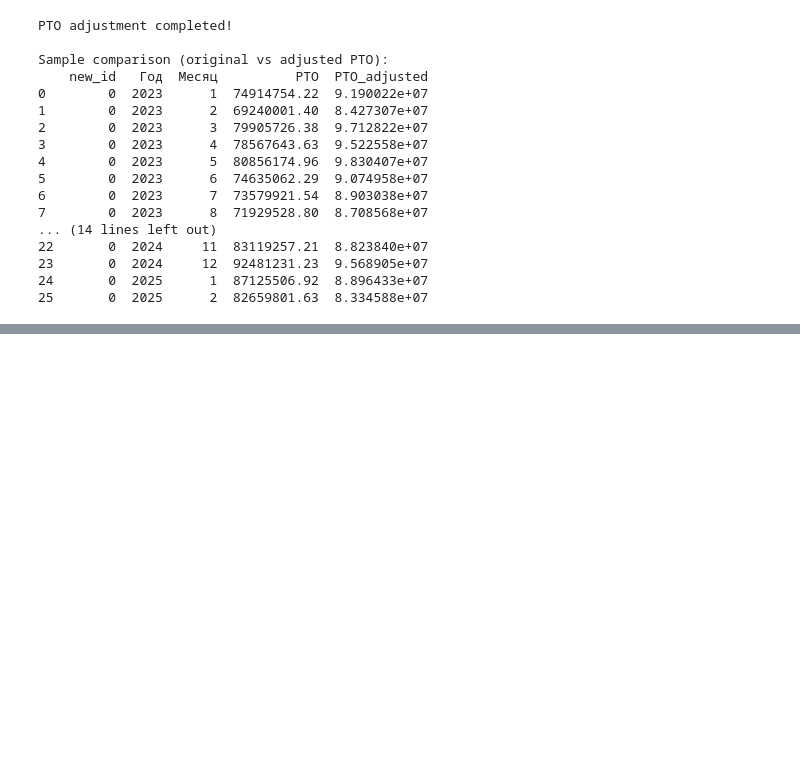
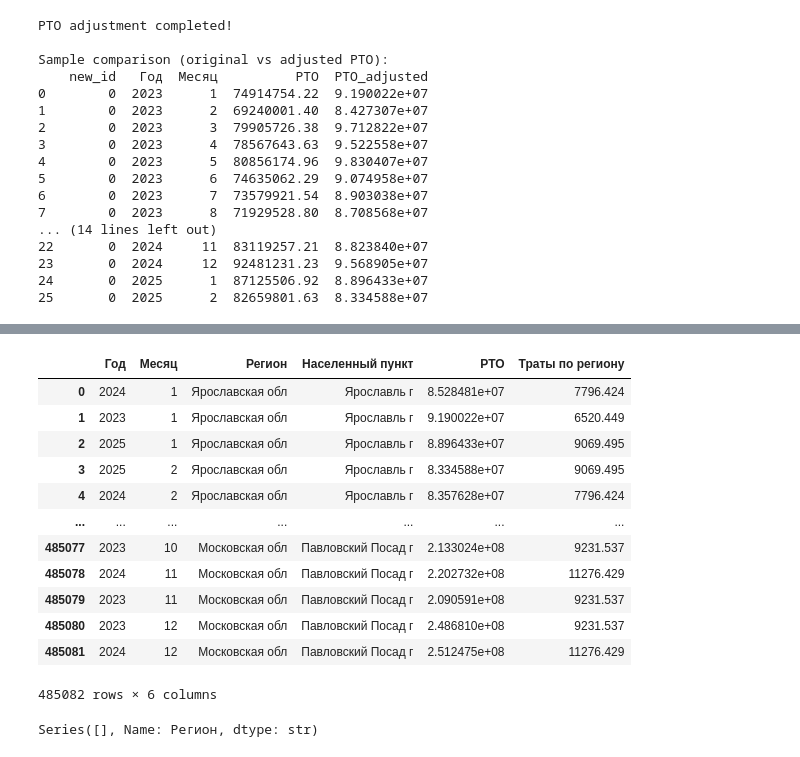
Before and after one commit to danman55575/hack_x5_athlon, a Jupyter notebook: notebooks/data_preprocess.ipynb, the cells around one changed output, grey strips where cells are left out. Cells and saved outputs as stored; diff of their text form; code cells hidden in the pictures; blank space fills up the shorter version.

```diff
--- a/notebooks/data_preprocess.ipynb
+++ b/notebooks/data_preprocess.ipynb
@@ -291,8 +292,6 @@ df_adjusted['РТО_adjusted'] = df_adjusted.apply(
     axis=1
 )
 
-df_adjusted = df_adjusted.drop(columns=['month_year'])
-
 print("РТО adjustment completed!")
 print(f"\nSample comparison (original vs adjusted РТО):")
 print(df_adjusted[['new_id', 'Год', 'Месяц', 'РТО', 'РТО_adjusted']].sort_values(['new_id', 'Год', 'Месяц']).reset_index(drop=True).head(26))
@@ -321,0 +485,44 @@ df_adjusted.to_csv("../data/processed/v1.csv", index=False)
+# %%
+# Function to map month to quarter
+def month_to_quarter(month):
+    return (month - 1) // 3 + 1
+
+# Add quarter column to df_adjusted
+df_adjusted['quarter'] = df_adjusted['Месяц'].apply(month_to_quarter)
+# %%
+# Добавляем колонку с расходами на продовольствие по региону и кварталу
+df_region = df_adjusted.merge(
+    df_spendings_all[['year', 'quarter', 'region', 'spending']],
+    left_on=['Год', 'quarter', 'Регион'],
+    right_on=['year', 'quarter', 'region'],
+    how='left'
+)
+
+# Переименовываем добавленную колонку
+df_region.rename(columns={'spending': 'Траты по региону'}, inplace=True)
+
+# Удаляем временные колонки, появившиеся при слиянии
+df_region.drop(columns=['year', 'region', 'quarter'], errors='ignore', inplace=True)
+
+# При необходимости заполняем пропуски медианой по региону (опционально)
+# df_region['Траты по региону'] = df_region.groupby('Регион')['Траты по региону'].transform(lambda x: x.fillna(x.median()))
+df_region[['Год', "Месяц", "Регион", "Населенный пункт", "РТО", "Траты по региону"]]
+# %% [output]
+|  | Год | Месяц | Регион | Населенный пункт | РТО | Траты по региону |
+| 0 | 2024 | 1 | Ярославская обл | Ярославль г | 8.528481e+07 | 7796.424 |
+| 1 | 2023 | 1 | Ярославская обл | Ярославль г | 9.190022e+07 | 6520.449 |
+| 2 | 2025 | 1 | Ярославская обл | Ярославль г | 8.896433e+07 | 9069.495 |
+| 3 | 2025 | 2 | Ярославская обл | Ярославль г | 8.334588e+07 | 9069.495 |
+| 4 | 2024 | 2 | Ярославская обл | Ярославль г | 8.357628e+07 | 7796.424 |
+| ... | ... | ... | ... | ... | ... | ... |
+| 485077 | 2023 | 10 | Московская обл | Павловский Посад г | 2.133024e+08 | 9231.537 |
+| 485078 | 2024 | 11 | Московская обл | Павловский Посад г | 2.202732e+08 | 11276.429 |
+| 485079 | 2023 | 11 | Московская обл | Павловский Посад г | 2.090591e+08 | 9231.537 |
+| 485080 | 2023 | 12 | Московская обл | Павловский Посад г | 2.486810e+08 | 9231.537 |
+| 485081 | 2024 | 12 | Московская обл | Павловский Посад г | 2.512475e+08 | 11276.429 |
+485082 rows × 6 columns
+# %%
+# No NaNs
+df_region[df_region['Траты по региону'].isna()]['Регион']
+# %% [output]
+Series([], Name: Регион, dtype: str)
```
Also changed, not shown: parts of 8 cells of this notebook, 52 other files.
